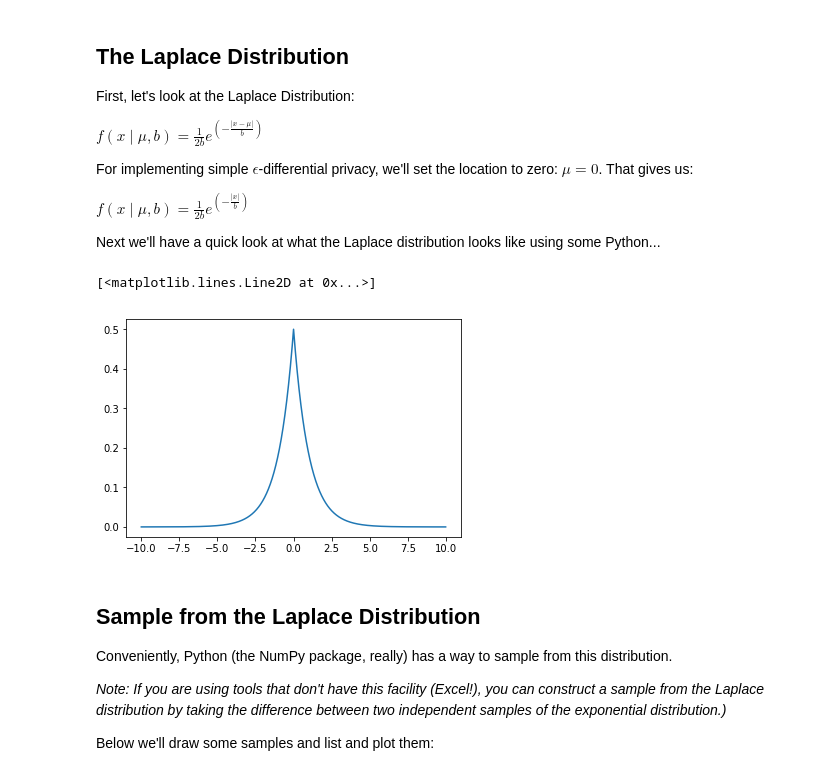
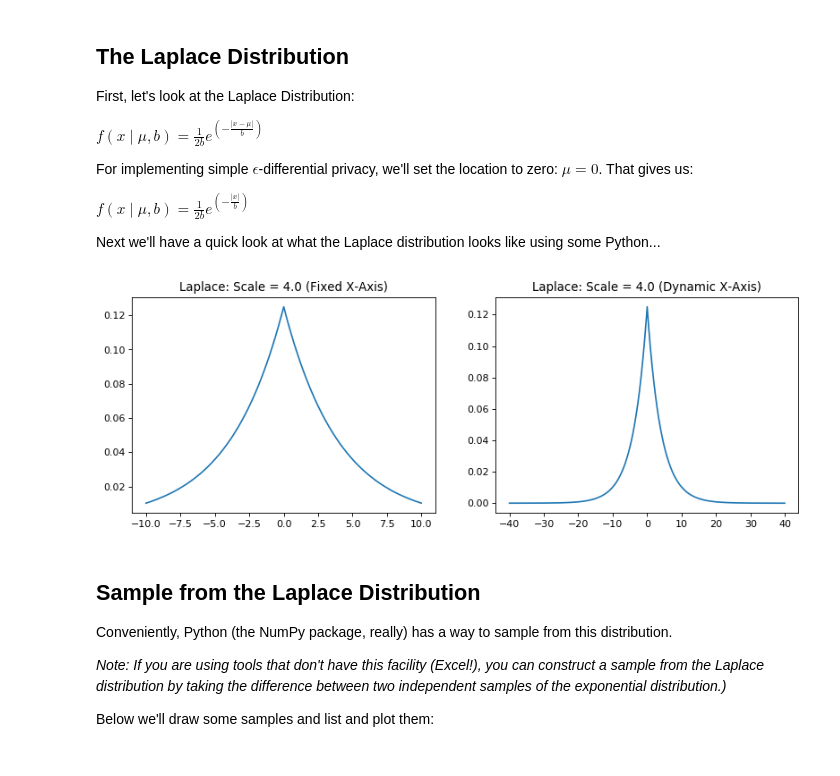
Before and after one commit to mwerevu/dpdemo, a Jupyter notebook: 1. Laplace Mechanism.ipynb, the cells around one changed output. Cells and saved outputs as stored; diff of their text form; code cells hidden in the pictures.

Commit message:
Added subplot viz to basic Laplace.

```diff
--- a/1. Laplace Mechanism.ipynb
+++ b/1. Laplace Mechanism.ipynb
@@ -24,21 +25,39 @@ import numpy as np
 
 # Set the threshold for numpy output values that get printed to the screen.
 np.set_printoptions(threshold=10)
-# %%
-# Set the scale:
-b = 1.
-
-# Adjust the plot to the scale we chose:
-plotrange=10.*b
-plotscale=b/100.
-
-# Now plot the Laplace distribution:
-x = np.arange(-plotrange, plotrange, plotscale)
-pdf = np.exp(-abs(x)/b)/(2.*b)
-plt.plot(x, pdf)
-# %% [output]
-[<matplotlib.lines.Line2D at 0x...>]
-[figure, removed]
+# %%
+# Set the Laplace scale:
+b = 4.
+
+# Set up our output plot.
+figure(num=None, figsize=(12, 4), dpi=80, facecolor='w', edgecolor='k')
+
+# Use a fixed plotting scale:
+plotrange=10.
+plotscale=0.01
+# Generate the data
+y = np.arange(-plotrange, plotrange, plotscale)
+pdf = np.exp(-abs(y)/b)/(2.*b)
+# Plot the data
+plt.subplot(1,2,1)
+plt.plot(y, pdf)
+plt.title("Laplace: Scale = {} (Fixed X-Axis)".format(b))
+
+# Use a dynamic plotting scale:
+plotrange=10.*b
+plotscale=b/100.
+# Generate the data
+x = np.arange(-plotrange, plotrange, plotscale)
+pdf = np.exp(-abs(x)/b)/(2.*b)
+# Plot the data
+plt.subplot(1,2,2)
+plt.plot(x, pdf)
+plt.title("Laplace: Scale = {} (Dynamic X-Axis)".format(b))
+
+
+plt.show()
+# %% [output]
+[figure, added]
 # %% [markdown]
 ## Sample from the Laplace Distribution
 Conveniently, Python (the NumPy package, really) has a way to sample from this distribution.
```
Also changed, not shown: parts of 2 cells of this notebook, 2 other files.
